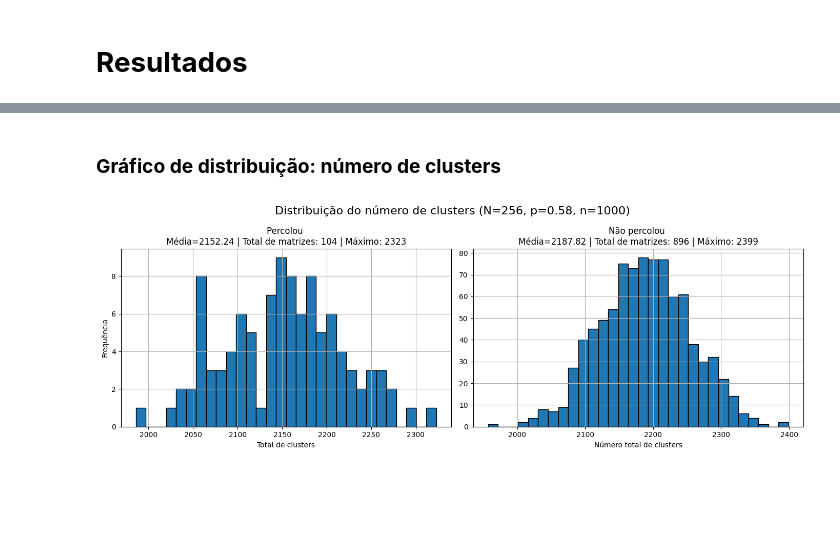
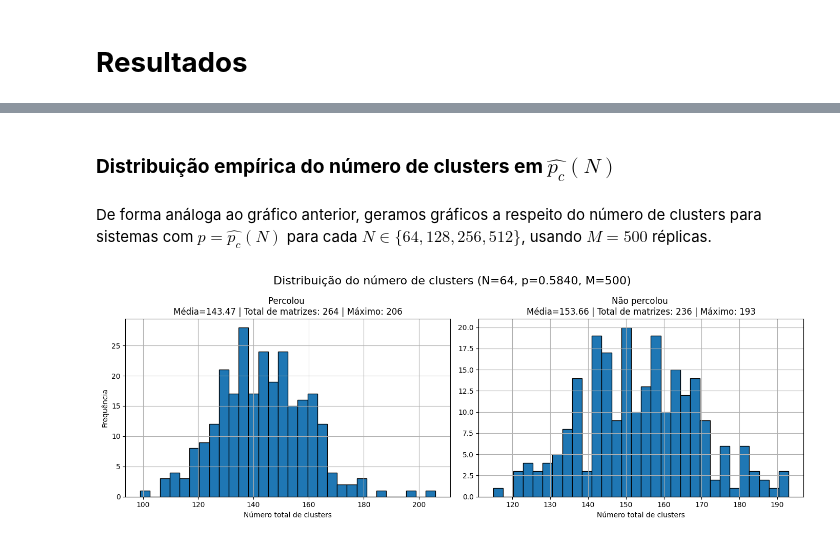
Before and after one commit to nicolassantm/projeto-percolacao-progestat, a Jupyter notebook: Percolacao_Por_Sitios_Em_Rede_Quadrada.ipynb, the cells around one changed output, grey strips where cells are left out. Drawn from its saved outputs; the diff is of its cells as text; code cells hidden in the pictures; blank space fills up the shorter version.

```diff
--- a/Percolacao_Por_Sitios_Em_Rede_Quadrada.ipynb
+++ b/Percolacao_Por_Sitios_Em_Rede_Quadrada.ipynb
@@ -142,5 +142,5 @@ As métricas estimadas incluem: tamanho dos maiores clusters, tamanho médio dos
 # %%
-def metricas_cluster(N, p, n):
+def metricas_cluster(N, p, M):
   ''' Recebe os parâmetros N (o tamanho da matriz será NxN), p (probabilidade da entrada da matriz ser 1, e 0 caso contrário) e
 n (número de amostras que desejamos gerar) e retorna métricas a respeito dos clusters nos casos de percolação e de
 não percolação do sistema. '''
@@ -151,7 +151,7 @@ não percolação do sistema. '''
   num_cluster_nao_percola = []
   total_percola, total_nao_percola = 0, 0
 
-  for i in range(n):
+  for i in range(M):
     y = simulacao_percolacao(N, p)
     if y[0] == True:
       tam_cluster_percola.append(y[1])
@@ -162,7 +162,7 @@ não percolação do sistema. '''
       num_cluster_nao_percola.append(y[2])
       total_nao_percola += 1
 
-  prob_percolar = total_percola / n
+  prob_percolar = total_percola / M
   prob_nao_percolar = 1 - prob_percolar
 
   media_tam_percola = sum(tam_cluster_percola) / total_percola if total_percola else 0
@@ -181,14 +181,14 @@ Utilizamos arbitrariamente um erro de $0.01$ para a bissecção.
 # %%
-def encontrar_limiar(N, n):
-    def f(N, x, n):
-        return metricas_cluster(N, x, n)[2]  # retorna probabilidade de percolar
+def encontrar_limiar(N, M):
+    def f(N, x, M):
+        return metricas_cluster(N, x, M)[2]  # retorna probabilidade de percolar
 
     a, b = 0, 1
     x = (a + b)/2
     erro = 0.01
 
-    while abs(f(N, x, n)-0.5) > erro:
-        resultado = f(N, x, n)
+    while abs(f(N, x, M)-0.5) > erro:
+        resultado = f(N, x, M)
         if resultado < 0.5:
             a = x
         elif resultado > 0.5:
@@ -286,0 +310,6 @@ grafico_tam_clusters(256, 0.58, 1000)
+# %%
+np.random.seed(42)
+N = 512
+M = 500
+estim_limiar = encontrar_limiar(N, M)
+grafico_tam_clusters(N, estim_limiar, M)
@@ -287,11 +318,13 @@ grafico_tam_clusters(256, 0.58, 1000)
 # %% [markdown]
-### **Gráfico de distribuição: número de clusters**
+### **Distribuição empírica do número de clusters em $\widehat{p_c}(N)$**
+# %% [markdown]
+De forma análoga ao gráfico anterior, geramos gráficos a respeito do número de clusters para sistemas com $p = \widehat{p_c}(N)$ para cada $N \in \{64, 128, 256, 512\}$, usando $M=500$ réplicas.
 # %%
-def grafico_num_clusters(N, p, n):
-  '''Os parâmetros são os mesmos da função media_cluster(N, p, n).
+def grafico_num_clusters(N, p, M):
+  '''Os parâmetros são os mesmos da função media_cluster(N, p, M).
   Gera dois gráficos comparativos com as métricas dos sistemas/matrizes que percolam e que não percolam,
   comparando a distribuição do total de clusters'''
-  dados = metricas_cluster(N, p, n)
+  dados = metricas_cluster(N, p, M)
   tam_cluster_percola, tam_cluster_nao_percola, prob_percolar, prob_nao_percolar, media_tam_percola, media_tam_nao_percola, total_percola, total_nao_percola, num_cluster_percola, num_cluster_nao_percola, media_num_percola, media_num_nao_percola = dados
 
   fig, axes = plt.subplots(1, 2, figsize=(14, 5))
@@ -299,7 +332,7 @@ def grafico_num_clusters(N, p, n):
   # Histograma para sistemas que percolam
   axes[0].hist(num_cluster_percola, bins=30, edgecolor='black')
   axes[0].set_title(f"Percolou \nMédia={media_num_percola:.2f} | Total de matrizes: {total_percola} | Máximo: {max(num_cluster_percola)}")
-  axes[0].set_xlabel("Total de clusters")
+  axes[0].set_xlabel("Número total de clusters")
   axes[0].set_ylabel("Frequência")
   axes[0].grid(True)
 
@@ -309,11 +342,14 @@ def grafico_num_clusters(N, p, n):
   axes[1].set_xlabel("Número total de clusters")
   axes[1].grid(True)
 
-  plt.suptitle(f"Distribuição do número de clusters (N={N}, p={p}, n={n})", fontsize=16)
+  plt.suptitle(f"Distribuição do número de clusters (N={N}, p={p:.4f}, M={M})", fontsize=16)
   plt.tight_layout()
   plt.show()
 # %%
 np.random.seed(42)
-grafico_num_clusters(256, 0.58, 1000)
+N = 64
+M = 500
+estim_limiar = encontrar_limiar(N, M)
+grafico_num_clusters(N, estim_limiar, M)
 # %% [output]
-[figure, old version]
+[figure, new version]
```
Also changed, not shown: parts of 20 cells of this notebook.
